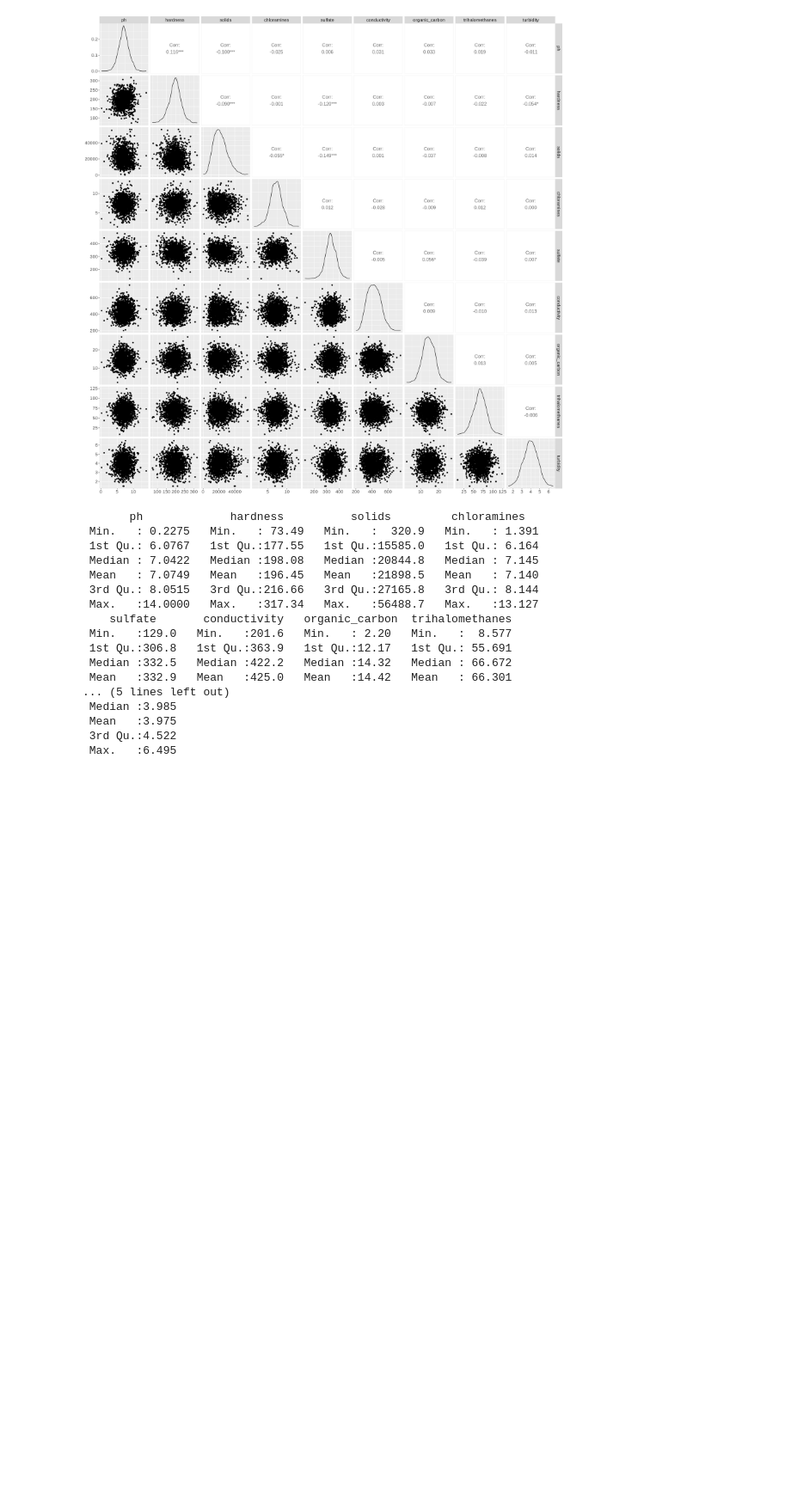
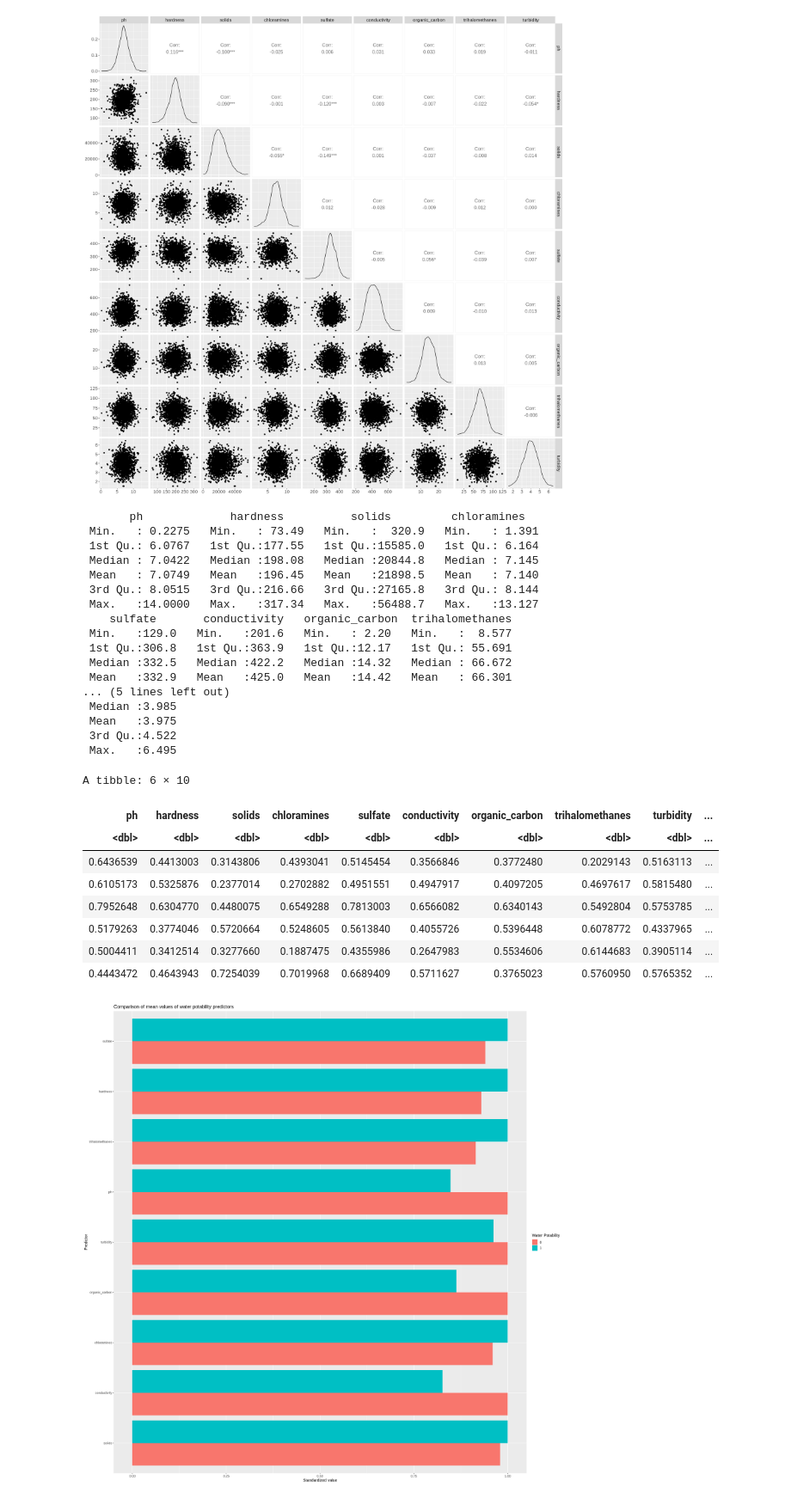
Before and after one commit to kashish1928/Dsci100_Group93_, a Jupyter notebook: Group-Project-Report.ipynb, the cells around one changed output. Shown at 86% size. Drawn from its saved outputs; the diff is of its cells as text; code cells hidden in the pictures; blank space fills up the shorter version.

```diff
--- a/Group-Project-Report.ipynb
+++ b/Group-Project-Report.ipynb
@@ -120,3 +121,70 @@ summary(water_train)
  Mean   :3.975
  3rd Qu.:4.522
  Max.   :6.495
+# %%
+#5. SCALE TRAINING DATA (0 to 1)
+min_table <- water_train |> #min value of all predictors
+    select(-potability) |>
+    map_df(min)
+
+max_table <- water_train |> #max value of all predictors
+    select(-potability) |>
+    map_df(max)
+
+diff_table <- max_table - min_table #max - min for all predictors
+
+water_train_scaled <- water_train |> #scale all predictors X (0 to 1) according to (Xi - Xmin)/(Xmax - Xmin)
+    select(-potability) |>
+    mutate(ph = (ph - min_table$ph) / diff_table$ph,
+           hardness = (hardness - min_table$hardness) / diff_table$hardness,
+           solids = (solids - min_table$solids) / diff_table$solids,
+           chloramines = (chloramines - min_table$chloramines) / diff_table$chloramines,
+           sulfate = (sulfate - min_table$sulfate) / diff_table$sulfate,
+           conductivity = (conductivity - min_table$conductivity) / diff_table$conductivity,
+           organic_carbon = (organic_carbon - min_table$organic_carbon) / diff_table$organic_carbon,
+           trihalomethanes = (trihalomethanes - min_table$trihalomethanes) / diff_table$trihalomethanes,
+           turbidity = (turbidity - min_table$turbidity) / diff_table$turbidity) |>
+    bind_cols(potability = water_train$potability)
+
+head(water_train_scaled)
+
+#6. PLOT SCALED TRAINING DATA (0-1) IN A BARPLOT SHOWING MEANS OF EACH PREDICTOR
+water_train_scaled_longer <- water_train_scaled |> #pivot longer, generating columns "predictor" and "value"
+    pivot_longer(c(ph, hardness, solids, chloramines, sulfate, conductivity, organic_carbon, trihalomethanes, turbidity), names_to = "predictor")
+
+water_train_barplot <- water_train_scaled_longer |> #barplot showing the scaled (0 to 1) means of each predictor grouped by potability
+    ggplot(aes(y = reorder(predictor, value),x = value, fill = potability)) +
+    geom_col(position = 'dodge') +
+    xlab("Standardized value") +
+    ylab("Predictor") +
+    labs(fill = "Water Potability") +
+    ggtitle("Comparison of mean values of water potability predictors") +
+    theme(text = element_text(size = 12))
+
+water_train_barplot
+
+# #7. SCALE TRAINING DATA USING SCALE()
+# water_train_scaled_2 <- water_train |> #scale all predictors using the scale() function
+#     select(-potability) |>
+#     scale(center = TRUE, scale = TRUE) |>
+#     bind_cols(potability = water_train$potability)
+
+#8. PLOT TRAINING DATA IN A SCATTERPLOT COMPARING THE DISTRIBUTION ACCORDING TO TWO SELECTED PREDICTORS
+water_train_scatterplot <- water_train |> #scatterplot comparing two predictors--in this case, pH and hardness, standardized
+    ggplot(aes(x = ph, y = hardness, color = potability)) +
+    geom_point() +
+    labs(x = "Standardized pH", y = "Standardized hardness") +
+    theme(text = element_text(size = 20))
+
+water_train_scatterplot
+# %% [output]
+A tibble: 6 × 10
+| ph | hardness | solids | chloramines | sulfate | conductivity | organic_carbon | trihalomethanes | turbidity | ... |
+| <dbl> | <dbl> | <dbl> | <dbl> | <dbl> | <dbl> | <dbl> | <dbl> | <dbl> | ... |
+| 0.6436539 | 0.4413003 | 0.3143806 | 0.4393041 | 0.5145454 | 0.3566846 | 0.3772480 | 0.2029143 | 0.5163113 | ... |
+| 0.6105173 | 0.5325876 | 0.2377014 | 0.2702882 | 0.4951551 | 0.4947917 | 0.4097205 | 0.4697617 | 0.5815480 | ... |
+| 0.7952648 | 0.6304770 | 0.4480075 | 0.6549288 | 0.7813003 | 0.6566082 | 0.6340143 | 0.5492804 | 0.5753785 | ... |
+| 0.5179263 | 0.3774046 | 0.5720664 | 0.5248605 | 0.5613840 | 0.4055726 | 0.5396448 | 0.6078772 | 0.4337965 | ... |
+| 0.5004411 | 0.3412514 | 0.3277660 | 0.1887475 | 0.4355986 | 0.2647983 | 0.5534606 | 0.6144683 | 0.3905114 | ... |
+| 0.4443472 | 0.4643943 | 0.7254039 | 0.7019968 | 0.6689409 | 0.5711627 | 0.3765023 | 0.5760950 | 0.5765352 | ... |
+[figure, added]
```
Also changed, not shown: parts of 6 cells of this notebook.
